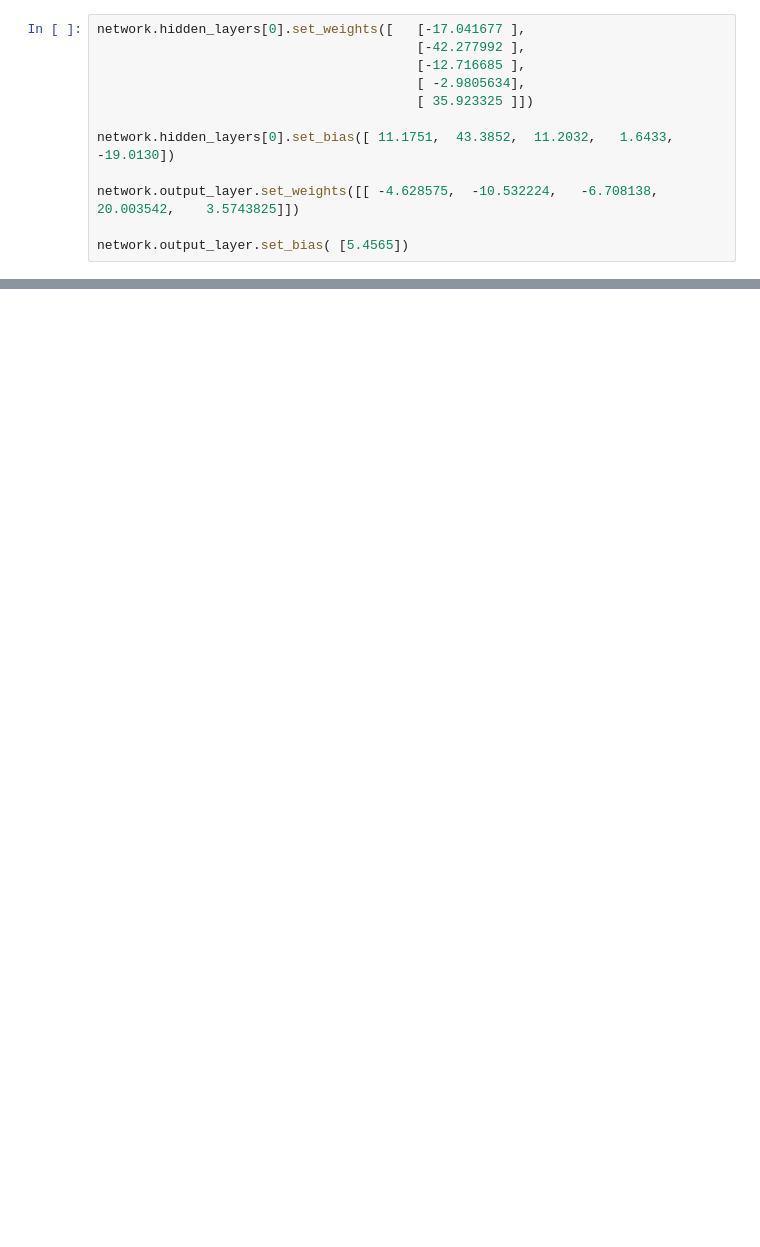
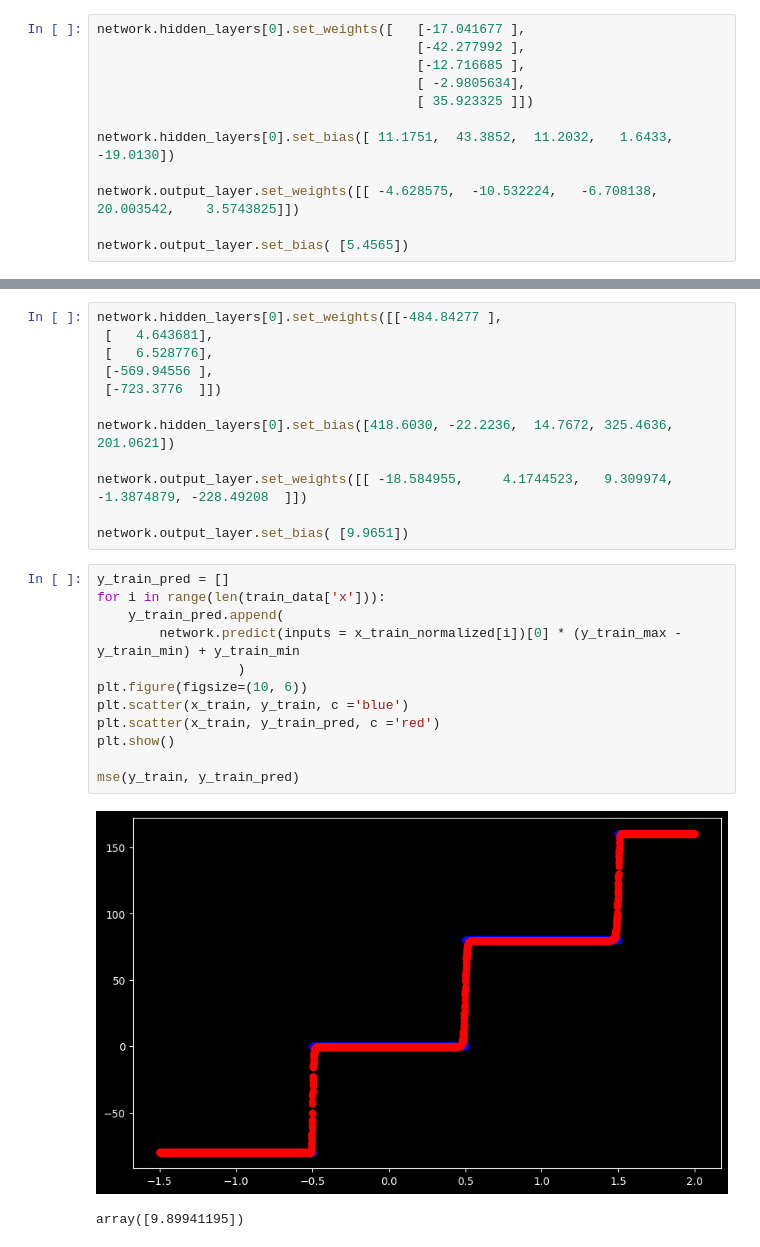
Before and after one commit to Karol315/MIOWAD, a Jupyter notebook: lab1/1x5.ipynb, the cells around one changed output, grey strips where cells are left out. Saved outputs shown, nothing was run; the diff lists cells and outputs as text; blank space fills up the shorter version.

```diff
--- a/lab1/1x5.ipynb
+++ b/lab1/1x5.ipynb
@@ -68,0 +119,27 @@ array([4.80420998])
+# %%
+network.hidden_layers[0].set_weights([[-484.84277 ],
+ [   4.643681],
+ [   6.528776],
+ [-569.94556 ],
+ [-723.3776  ]])
+
+network.hidden_layers[0].set_bias([418.6030, -22.2236,  14.7672, 325.4636, 201.0621])
+
+network.output_layer.set_weights([[ -18.584955,     4.1744523,   9.309974,    -1.3874879, -228.49208  ]])
+
+network.output_layer.set_bias( [9.9651])
+# %%
+y_train_pred = []
+for i in range(len(train_data['x'])):
+    y_train_pred.append(
+        network.predict(inputs = x_train_normalized[i])[0] * (y_train_max - y_train_min) + y_train_min
+                  )
+plt.figure(figsize=(10, 6))
+plt.scatter(x_train, y_train, c ='blue')
+plt.scatter(x_train, y_train_pred, c ='red')
+plt.show()
+
+mse(y_train, y_train_pred)
+# %% [output]
+[figure, added]
+array([9.89941195])
```
Also changed, not shown: parts of 8 cells of this notebook, 1 other file.
